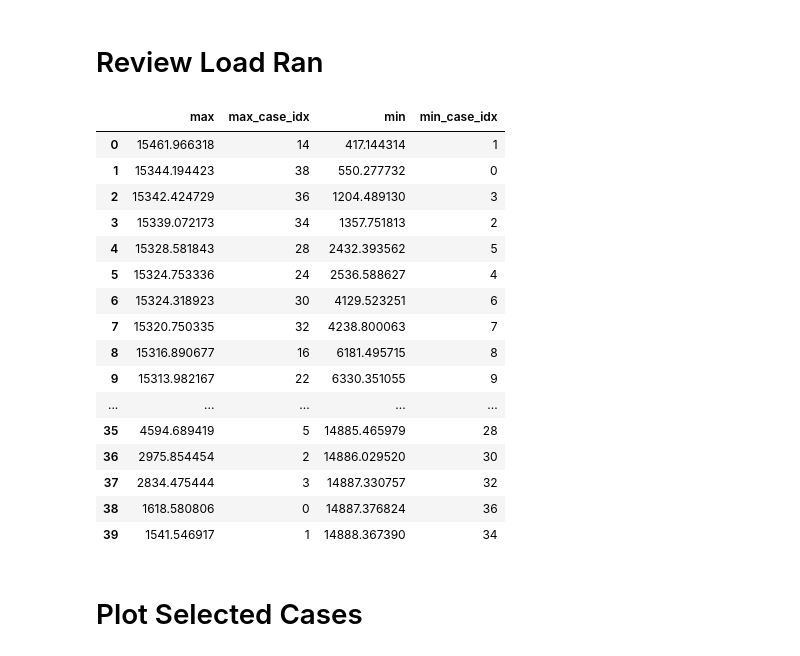
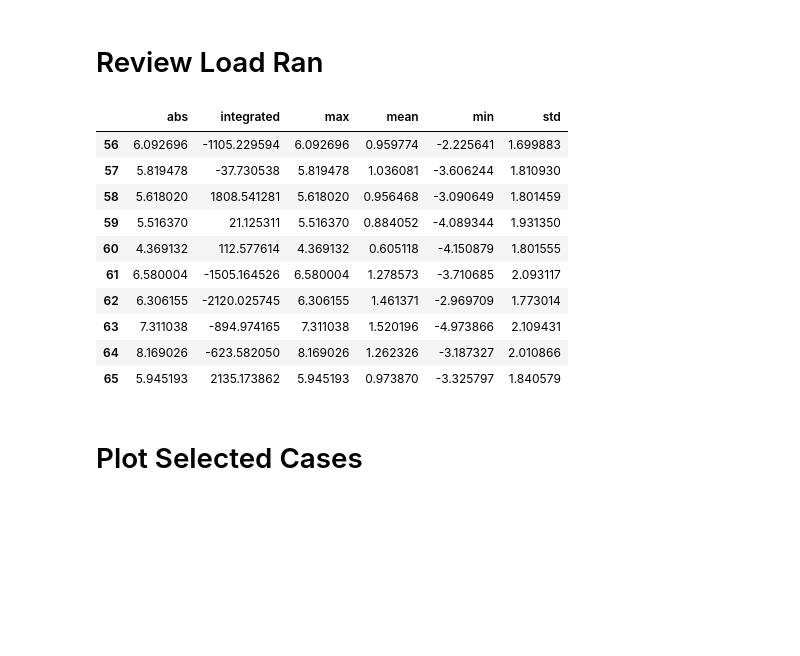
Before and after one commit to dzalkind/WEIS, a Jupyter notebook: examples/aeroelasticse/rev_DLC_CT.ipynb, the cells around one changed output. Drawn from its saved outputs; the diff is of its cells as text; code cells hidden in the pictures; blank space fills up the shorter version.

```diff
--- a/examples/aeroelasticse/rev_DLC_CT.ipynb
+++ b/examples/aeroelasticse/rev_DLC_CT.ipynb
@@ -316,26 +325,23 @@ for st_i, ws in zip(st,windspeeds):
 - controller_3: constant power (100% thrust limit)
 # %% [markdown]
 # Review Load Ran
-# %%
-lr[0].GenPwr
-# %% [output]
-|  | max | max_case_idx | min | min_case_idx |
-| 0 | 15461.966318 | 14 | 417.144314 | 1 |
-| 1 | 15344.194423 | 38 | 550.277732 | 0 |
-| 2 | 15342.424729 | 36 | 1204.489130 | 3 |
-| 3 | 15339.072173 | 34 | 1357.751813 | 2 |
-| 4 | 15328.581843 | 28 | 2432.393562 | 5 |
-| 5 | 15324.753336 | 24 | 2536.588627 | 4 |
-| 6 | 15324.318923 | 30 | 4129.523251 | 6 |
-| 7 | 15320.750335 | 32 | 4238.800063 | 7 |
-| 8 | 15316.890677 | 16 | 6181.495715 | 8 |
-| 9 | 15313.982167 | 22 | 6330.351055 | 9 |
-| ... | ... | ... | ... | ... |
-| 35 | 4594.689419 | 5 | 14885.465979 | 28 |
-| 36 | 2975.854454 | 2 | 14886.029520 | 30 |
-| 37 | 2834.475444 | 3 | 14887.330757 | 32 |
-| 38 | 1618.580806 | 0 | 14887.376824 | 36 |
-| 39 | 1541.546917 | 1 | 14888.367390 | 34 |
+# %%
+st[1].PtfmYaw.tail(10)
+
+
+# %matplotlib inline
+# %% [output]
+|  | abs | integrated | max | mean | min | std |
+| 56 | 6.092696 | -1105.229594 | 6.092696 | 0.959774 | -2.225641 | 1.699883 |
+| 57 | 5.819478 | -37.730538 | 5.819478 | 1.036081 | -3.606244 | 1.810930 |
+| 58 | 5.618020 | 1808.541281 | 5.618020 | 0.956468 | -3.090649 | 1.801459 |
+| 59 | 5.516370 | 21.125311 | 5.516370 | 0.884052 | -4.089344 | 1.931350 |
+| 60 | 4.369132 | 112.577614 | 4.369132 | 0.605118 | -4.150879 | 1.801555 |
+| 61 | 6.580004 | -1505.164526 | 6.580004 | 1.278573 | -3.710685 | 2.093117 |
+| 62 | 6.306155 | -2120.025745 | 6.306155 | 1.461371 | -2.969709 | 1.773014 |
+| 63 | 7.311038 | -894.974165 | 7.311038 | 1.520196 | -4.973866 | 2.109431 |
+| 64 | 8.169026 | -623.582050 | 8.169026 | 1.262326 | -3.187327 | 2.010866 |
+| 65 | 5.945193 | 2135.173862 | 5.945193 | 0.973870 | -3.325797 | 1.840579 |
 # %% [markdown]
  # Plot Selected Cases
 # %%
```
Also changed, not shown: parts of 9 cells of this notebook.
